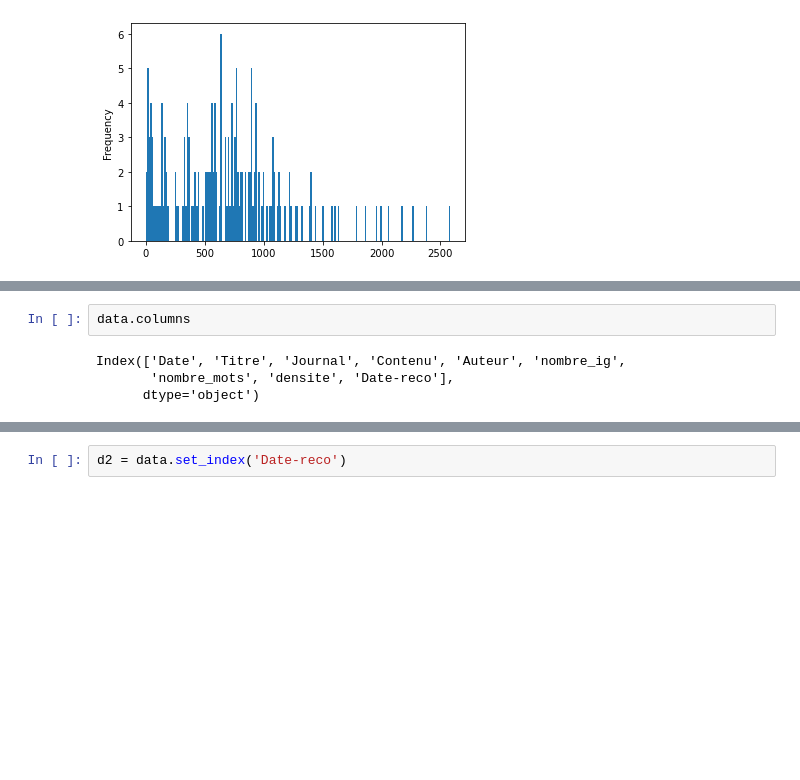
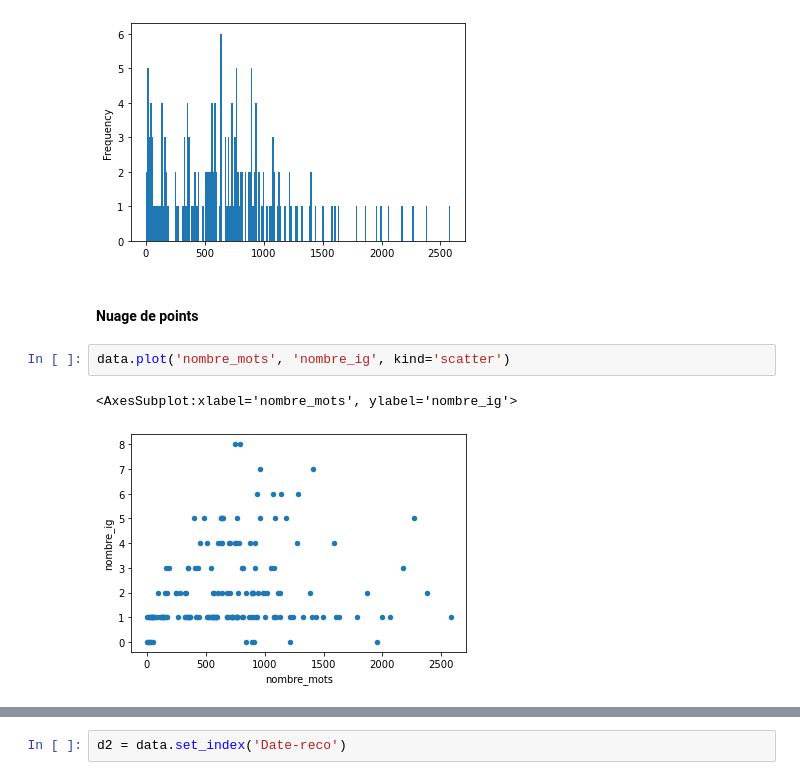
Before and after one commit to pyshs/Formation-UNIL-2021-printemps, a Jupyter notebook: Séance 3B - Visualisations et statistiques descriptives.ipynb, the cells around one changed output, grey strips where cells are left out. Saved outputs shown, nothing was run; the diff lists cells and outputs as text; blank space fills up the shorter version.

```diff
--- a/Séance 3B - Visualisations et statistiques descriptives.ipynb
+++ b/Séance 3B - Visualisations et statistiques descriptives.ipynb
@@ -54,4 +98,11 @@ data['nombre_mots'].plot.hist(bins=200)
 # %% [output]
 <AxesSubplot:ylabel='Frequency'>
 [figure]
+# %% [markdown]
+#### Nuage de points
+# %%
+data.plot('nombre_mots', 'nombre_ig', kind='scatter')
+# %% [output]
+<AxesSubplot:xlabel='nombre_mots', ylabel='nombre_ig'>
+[figure, added]
 # %% [markdown]
@@ -59,6 +109,0 @@ data['nombre_mots'].plot.hist(bins=200)
-# %%
-data.columns
-# %% [output]
-Index(['Date', 'Titre', 'Journal', 'Contenu', 'Auteur', 'nombre_ig',
-       'nombre_mots', 'densite', 'Date-reco'],
-      dtype='object')
```
Also changed, not shown: parts of 30 cells of this notebook, 1 other file.
